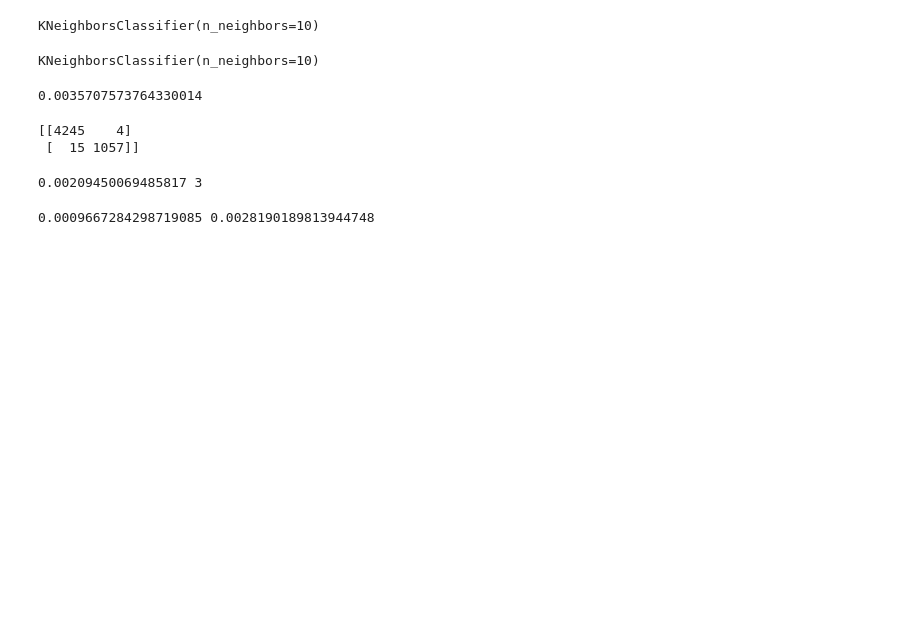
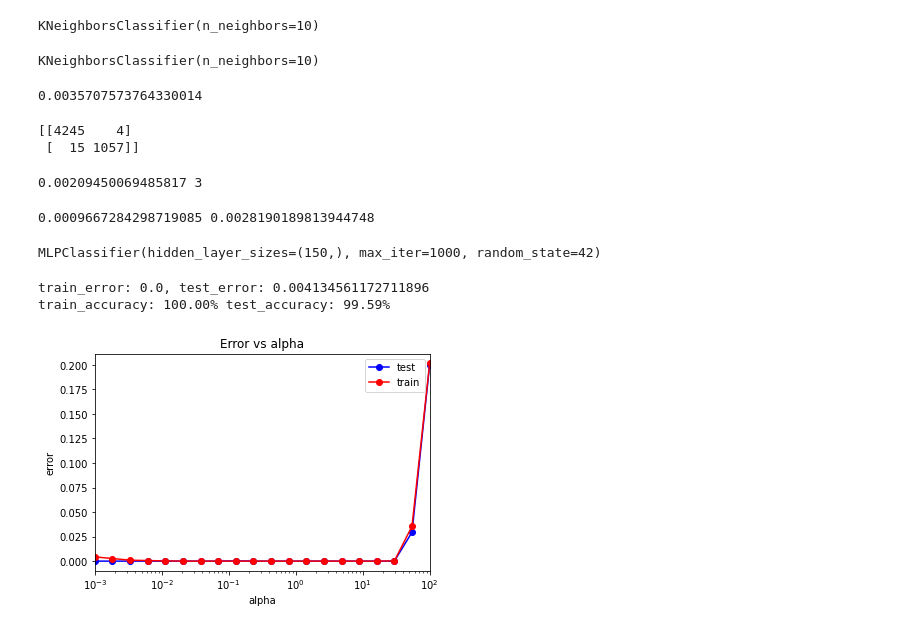
Before and after one commit to mercy131/ML_LABS_MAG, a Jupyter notebook: ML_FIRST_LAB.ipynb, the cells around one changed output. Cells and saved outputs as stored; diff of their text form; code cells hidden in the pictures; blank space fills up the shorter version.

```diff
--- a/ML_FIRST_LAB.ipynb
+++ b/ML_FIRST_LAB.ipynb
@@ -344,0 +349,47 @@ print(err_train, err_test)
+# %%
+#обучение классификатора
+mlp_model = MLPClassifier(hidden_layer_sizes = (150,), solver = 'adam', activation = 'relu',max_iter=1000, random_state = 42)
+mlp_model.fit(X_train, y_train)
+# %% [output]
+MLPClassifier(hidden_layer_sizes=(150,), max_iter=1000, random_state=42)
+# %%
+y_train_pred = mlp_model.predict(X_train)
+y_test_pred = mlp_model.predict(X_test)
+err_test = np.mean(y_test != y_test_pred)
+err_train = np.mean(y_train != y_train_pred)
+train_acc = accuracy_score(y_train, y_train_pred)
+test_acc = accuracy_score(y_test, y_test_pred)
+# %%
+print('train_error: {}, test_error: {}'.format(err_train, err_test))
+print("train_accuracy: {:.2f}% test_accuracy: {:.2f}%".format(train_acc* 100, test_acc * 100))
+# %% [output]
+train_error: 0.0, test_error: 0.004134561172711896
+train_accuracy: 100.00% test_accuracy: 99.59%
+# %%
+#Подбор параметра регуляризации alpha:
+alpha_arr = np.logspace(-3, 2, 20)
+test_err = []
+train_err = []
+train_acc = []
+test_acc = []
+for alpha in alpha_arr:
+    mlp_model = MLPClassifier(alpha = alpha, hidden_layer_sizes = (150,),solver = 'adam', activation = 'relu',max_iter=1000, random_state = 42)
+    mlp_model.fit(X_train, y_train)
+    y_train_pred = mlp_model.predict(X_train)
+    y_test_pred = mlp_model.predict(X_test)
+    train_err.append(np.mean(y_train != y_train_pred))
+    test_err.append(np.mean(y_test != y_test_pred))
+    train_acc.append(accuracy_score(y_train, y_train_pred))
+    test_acc.append(accuracy_score(y_test, y_test_pred))
+# %%
+#Построение графика зависимости ошибки от alpha:
+plt.semilogx(alpha_arr, train_err, 'b-o', label = 'test')
+plt.semilogx(alpha_arr, test_err, 'r-o', label = 'train')
+plt.xlim([np.min(alpha_arr), np.max(alpha_arr)])
+plt.title('Error vs alpha')
+plt.xlabel('alpha')
+plt.ylabel('error')
+plt.legend()
+pass
+# %% [output]
+[figure, added]
```
Also changed, not shown: parts of 10 cells of this notebook.
